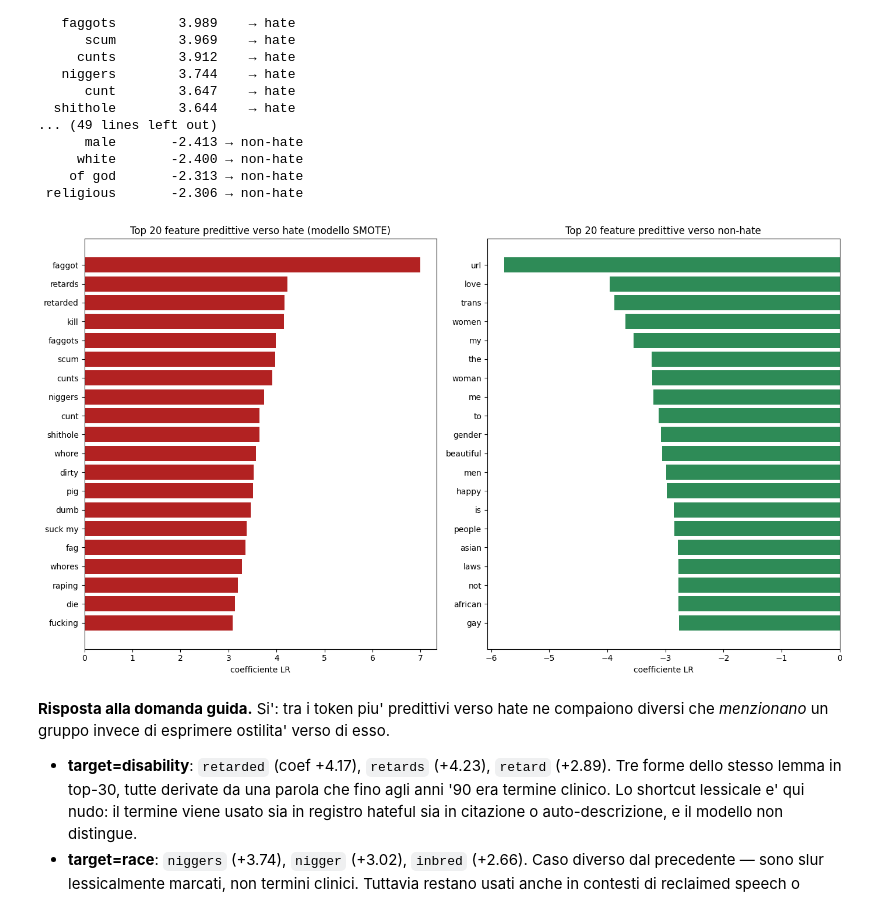
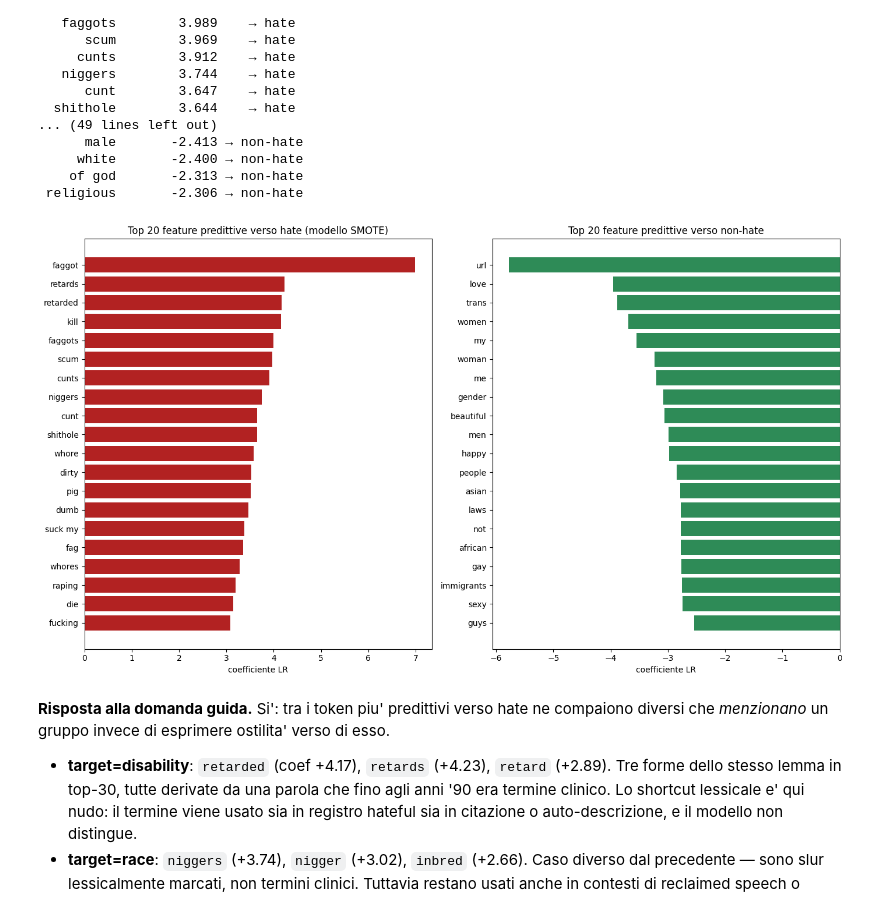
Before and after one commit to AndreaMorbello/measuring-hate-speech-audit, a Jupyter notebook: notebooks/audit.ipynb, the cells around one changed output. Drawn from its saved outputs; the diff is of its cells as text; code cells hidden in the pictures.

```diff
--- a/notebooks/audit.ipynb
+++ b/notebooks/audit.ipynb
@@ -908,12 +907,9 @@ Il capitolo conduce l'audit algoritmico di un classificatore di hate speech adde
 
 La distinzione non è cosmetica: il §4.1 audita *chi ha costruito le etichette*, il §4.2-§4.4 audita *chi è giudicato dal modello che le riproduce*.
 # %%
-import sys
-from pathlib import Path
 import numpy as np
 import pandas as pd
 import matplotlib.pyplot as plt
-import seaborn as sns
 
 from scipy import stats
 from sklearn.model_selection import train_test_split
@@ -935,8 +931,6 @@ from src.fairness import (
     compute_fairness_metrics,
 )
 from imblearn.over_sampling import SMOTE
-PROCESSED_DIR = REPO_ROOT / "data" / "processed"
-FIGURES_DIR = REPO_ROOT / "reports" / "figures"
 
 RANDOM_STATE = 23
 np.random.seed(RANDOM_STATE)
@@ -1545,24 +1514,40 @@ print(df_top_smote[df_top_smote["direction"] == "→ non-hate"].to_string(
     of god       -2.313 → non-hate
  religious       -2.306 → non-hate
 # %%
+DISPLAY_STOPWORDS = {
+    "the", "a", "an", "is", "are", "was", "were", "be", "been", "being",
+    "of", "to", "in", "on", "at", "by", "for", "with", "from", "as",
+    "and", "or", "but", "if", "this", "that", "these", "those", "it",
+    "its", "have", "has", "had",
+    "do", "does", "did", "will", "would", "can", "could", "should", "isn"
+}
+
+top_hate = (
+    df_top_smote[df_top_smote["direction"] == "→ hate"]
+    .loc[lambda d: ~d["feature"].isin(DISPLAY_STOPWORDS)]
+    .head(20)
+)
+top_nonhate = (
+    df_top_smote[df_top_smote["direction"] == "→ non-hate"]
+    .loc[lambda d: ~d["feature"].isin(DISPLAY_STOPWORDS)]
+    .head(20)
+)
+
 fig, axes = plt.subplots(1, 2, figsize=(14, 8))
-
-top_hate = df_top_smote[df_top_smote["direction"] == "→ hate"].head(20)
-top_nonhate = df_top_smote[df_top_smote["direction"] == "→ non-hate"].head(20)
 
 axes[0].barh(top_hate["feature"][::-1], top_hate["coefficient"][::-1], color="firebrick")
 axes[0].set_title("Top 20 feature predittive verso hate (modello SMOTE)")
 axes[0].set_xlabel("coefficiente LR")
 
 axes[1].barh(top_nonhate["feature"][::-1], top_nonhate["coefficient"][::-1], color="seagreen")
 axes[1].set_title("Top 20 feature predittive verso non-hate")
 axes[1].set_xlabel("coefficiente LR")
 
 plt.tight_layout()
 fig.savefig(FIGURES_DIR / "interpretability_top_features_smote.png", dpi=120, bbox_inches="tight")
 plt.show()
 # %% [output]
-[figure, old version]
+[figure, new version]
 # %% [markdown]
 **Risposta alla domanda guida.** Si': tra i token piu' predittivi verso hate ne compaiono diversi che *menzionano* un gruppo invece di esprimere ostilita' verso di esso.
 
```
Also changed, not shown: parts of 13 cells of this notebook.
